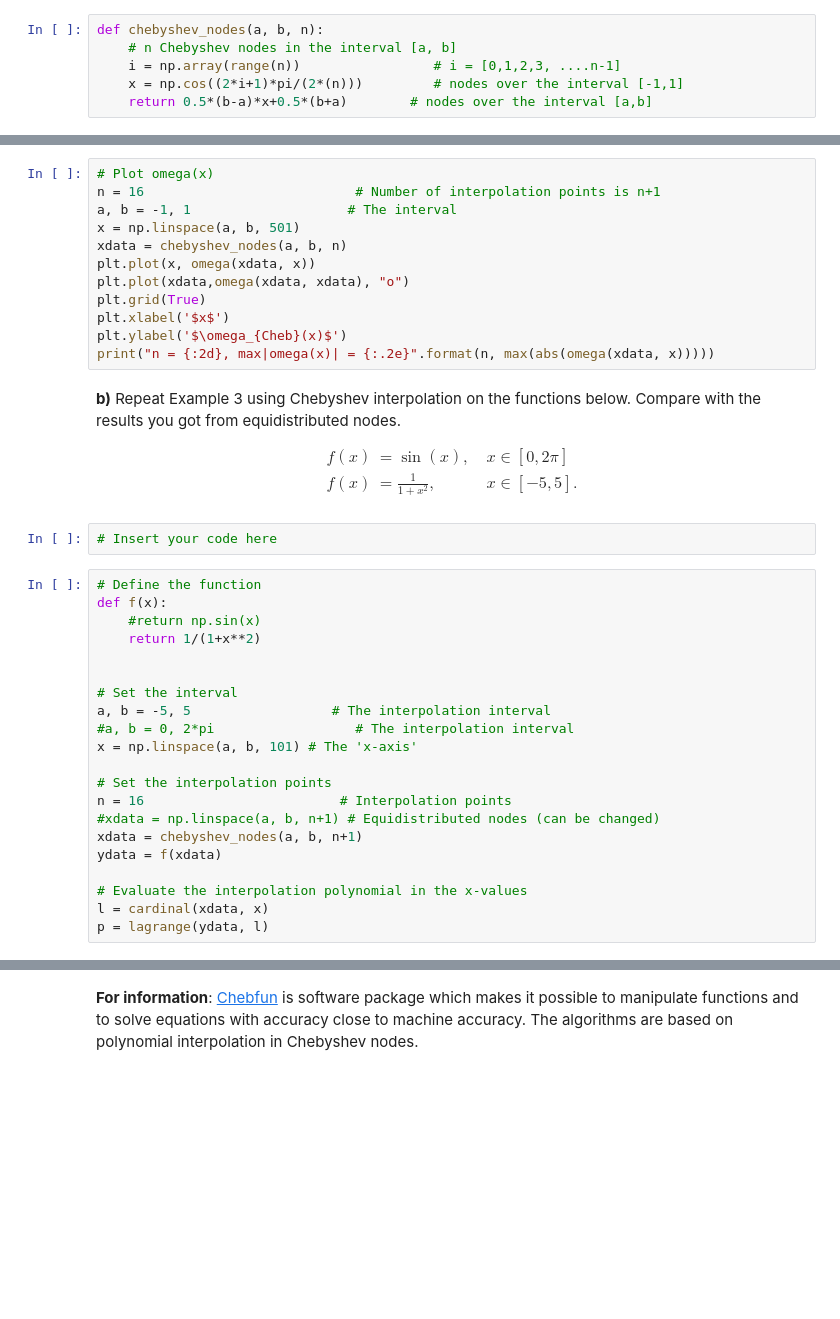
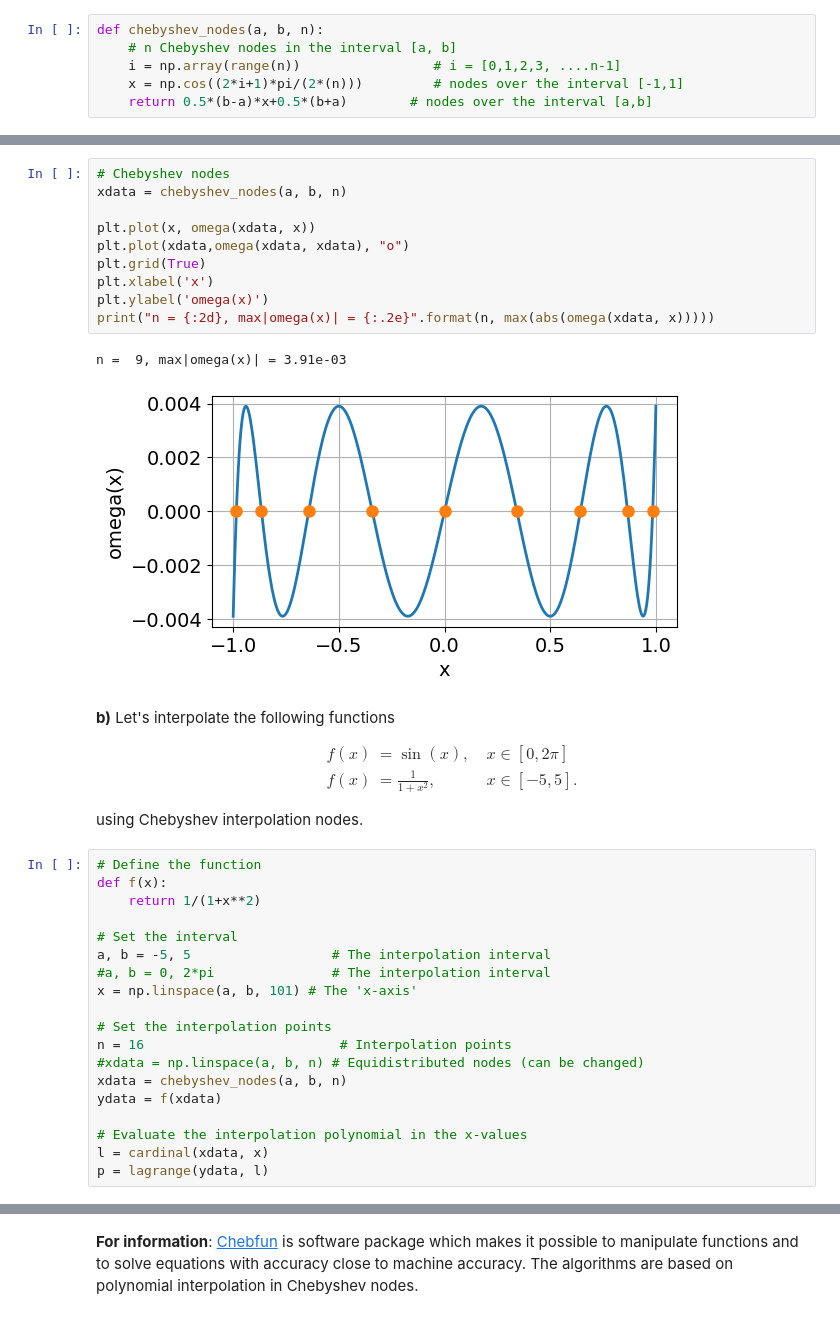
Before and after one commit to solniva/TMA4320_ScientificComputationNotes, a Jupyter notebook: chapter_interpolation/ErrorTheoryInterpolation.ipynb, the cells around one changed output, grey strips where cells are left out. Drawn from its saved outputs; the diff is of its cells as text; blank space fills up the shorter version.

```diff
--- a/chapter_interpolation/ErrorTheoryInterpolation.ipynb
+++ b/chapter_interpolation/ErrorTheoryInterpolation.ipynb
@@ -403,41 +464,40 @@ plt.plot(x,y)
 # %%
-# Plot omega(x)
-n = 16                           # Number of interpolation points is n+1
-a, b = -1, 1                    # The interval
-x = np.linspace(a, b, 501)
+# Chebyshev nodes
 xdata = chebyshev_nodes(a, b, n)
+
 plt.plot(x, omega(xdata, x))
 plt.plot(xdata,omega(xdata, xdata), "o")
 plt.grid(True)
-plt.xlabel('$x$')
-plt.ylabel('$\omega_{Cheb}(x)$')
+plt.xlabel('x')
+plt.ylabel('omega(x)')
 print("n = {:2d}, max|omega(x)| = {:.2e}".format(n, max(abs(omega(xdata, x)))))
+# %% [output]
+n =  9, max|omega(x)| = 3.91e-03
+[figure, added]
 # %% [markdown]
 **b)**
-Repeat Example 3 using Chebyshev interpolation on the functions below. Compare with the results you got from equidistributed nodes.
+Let's interpolate the following functions
 
 \begin{align*}
   f(x) &= \sin(x), && x\in[0,2\pi] \\
   f(x) &= \frac{1}{1+x^2}, && x\in[-5,5].
 \end{align*}
+
+using Chebyshev interpolation nodes.
-# %%
-# Insert your code here
 # %%
 # Define the function
 def f(x):
-    #return np.sin(x)
     return 1/(1+x**2)
-
 
 # Set the interval
 a, b = -5, 5                  # The interpolation interval
-#a, b = 0, 2*pi                  # The interpolation interval
+#a, b = 0, 2*pi               # The interpolation interval
 x = np.linspace(a, b, 101) # The 'x-axis'
 
 # Set the interpolation points
 n = 16                         # Interpolation points
-#xdata = np.linspace(a, b, n+1) # Equidistributed nodes (can be changed)
-xdata = chebyshev_nodes(a, b, n+1)
+#xdata = np.linspace(a, b, n) # Equidistributed nodes (can be changed)
+xdata = chebyshev_nodes(a, b, n)
 ydata = f(xdata)
 
 # Evaluate the interpolation polynomial in the x-values
```
Also changed, not shown: parts of 25 cells of this notebook, 5 other files.
